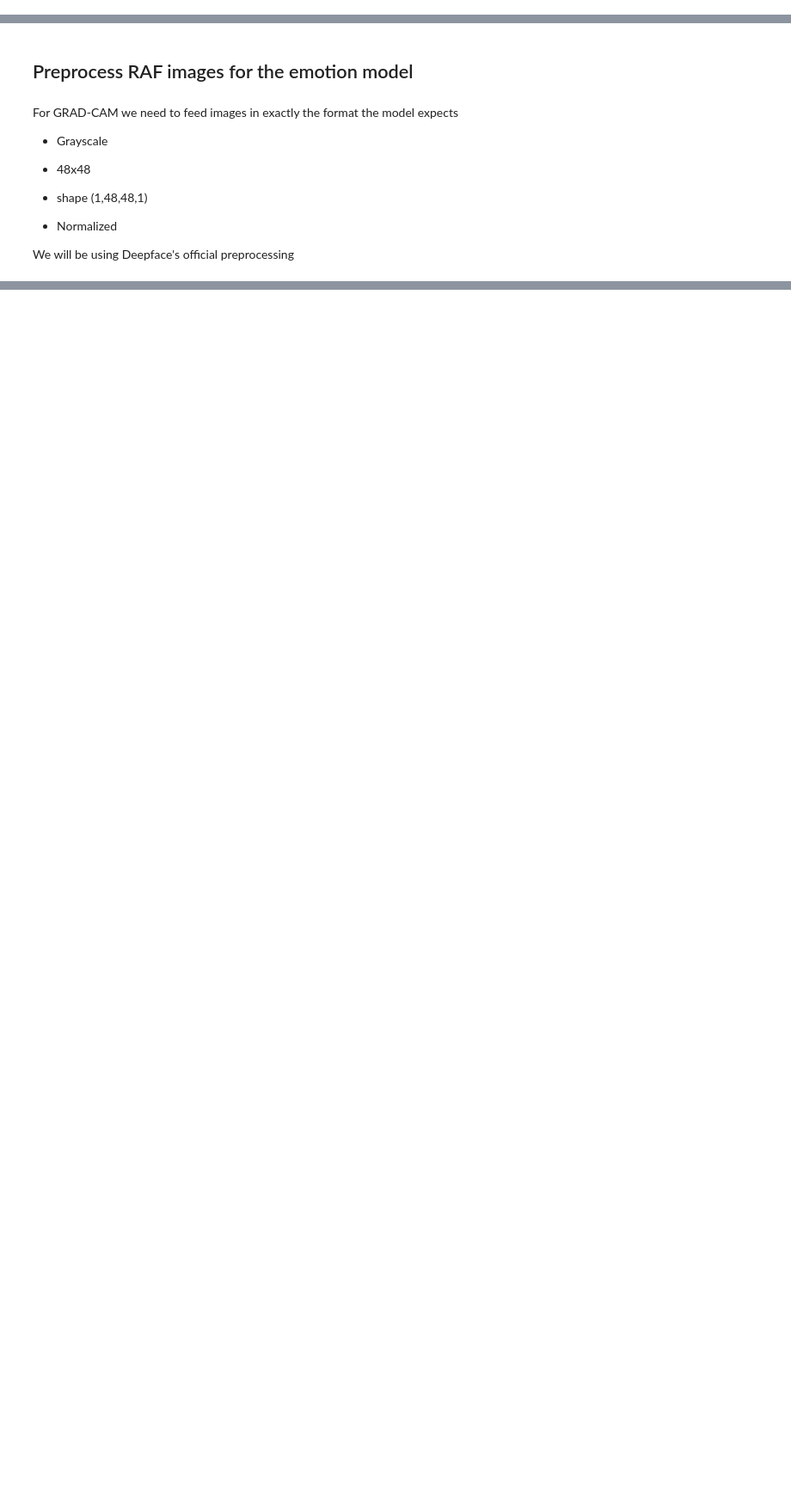
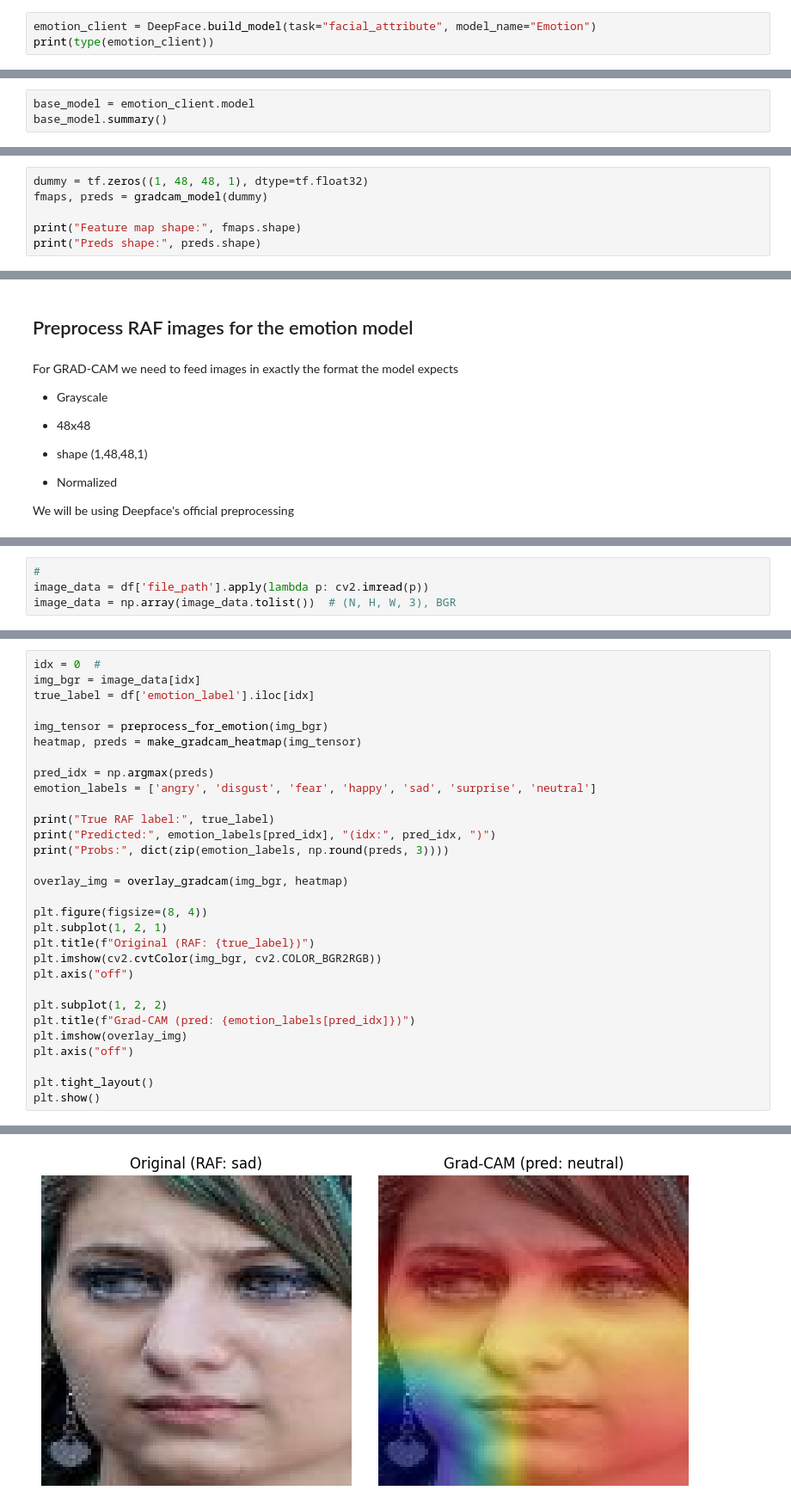
Before and after one commit to hassen8/emotion_recognition_bias_auditing, a Jupyter notebook: notebooks/deepface_on_RAF_GRAD_CAM.ipynb, the cells around one changed output, grey strips where cells are left out. Shown at 86% size. Drawn from its saved outputs; the diff is of its cells as text; blank space fills up the shorter version.

Commit message:
Grad CAM results on single and multiple samples

```diff
--- a/notebooks/deepface_on_RAF_GRAD_CAM.ipynb
+++ b/notebooks/deepface_on_RAF_GRAD_CAM.ipynb
@@ -487,0 +489,3 @@ ValueError: Invalid model_name passed - facial_recognition/Emotion
+# %%
+emotion_client = DeepFace.build_model(task="facial_attribute", model_name="Emotion")
+print(type(emotion_client))
@@ -487,0 +494,3 @@ ValueError: Invalid model_name passed - facial_recognition/Emotion
+# %%
+base_model = emotion_client.model
+base_model.summary()
@@ -487,0 +539,6 @@ ValueError: Invalid model_name passed - facial_recognition/Emotion
+# %%
+dummy = tf.zeros((1, 48, 48, 1), dtype=tf.float32)
+fmaps, preds = gradcam_model(dummy)
+
+print("Feature map shape:", fmaps.shape)
+print("Preds shape:", preds.shape)
@@ -500,0 +584,4 @@ We will be using Deepface's official preprocessing
+# %%
+#
+image_data = df['file_path'].apply(lambda p: cv2.imread(p))
+image_data = np.array(image_data.tolist())  # (N, H, W, 3), BGR
@@ -500,0 +654,31 @@ We will be using Deepface's official preprocessing
+# %%
+idx = 0  #
+img_bgr = image_data[idx]
+true_label = df['emotion_label'].iloc[idx]
+
+img_tensor = preprocess_for_emotion(img_bgr)
+heatmap, preds = make_gradcam_heatmap(img_tensor)
+
+pred_idx = np.argmax(preds)
+emotion_labels = ['angry', 'disgust', 'fear', 'happy', 'sad', 'surprise', 'neutral']
+
+print("True RAF label:", true_label)
+print("Predicted:", emotion_labels[pred_idx], "(idx:", pred_idx, ")")
+print("Probs:", dict(zip(emotion_labels, np.round(preds, 3))))
+
+overlay_img = overlay_gradcam(img_bgr, heatmap)
+
+plt.figure(figsize=(8, 4))
+plt.subplot(1, 2, 1)
+plt.title(f"Original (RAF: {true_label})")
+plt.imshow(cv2.cvtColor(img_bgr, cv2.COLOR_BGR2RGB))
+plt.axis("off")
+
+plt.subplot(1, 2, 2)
+plt.title(f"Grad-CAM (pred: {emotion_labels[pred_idx]})")
+plt.imshow(overlay_img)
+plt.axis("off")
+
+plt.tight_layout()
+plt.show()
+# %% [output]
@@ -500,0 +688 @@ We will be using Deepface's official preprocessing
+[figure, added]
```
Also changed, not shown: parts of 23 cells of this notebook.
